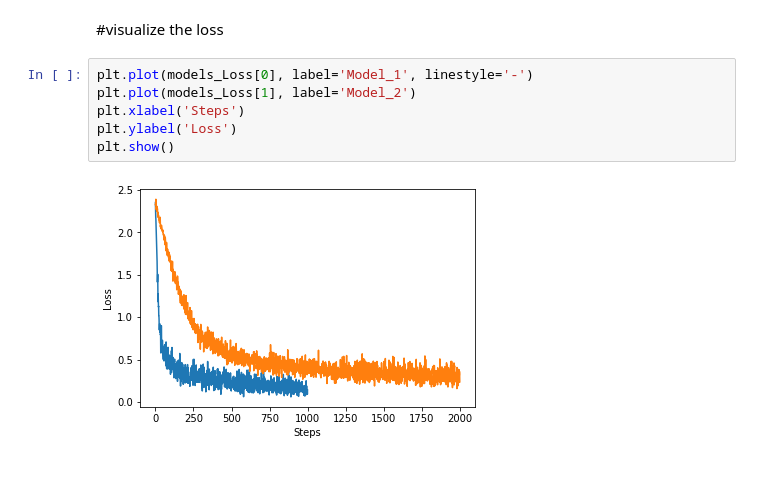
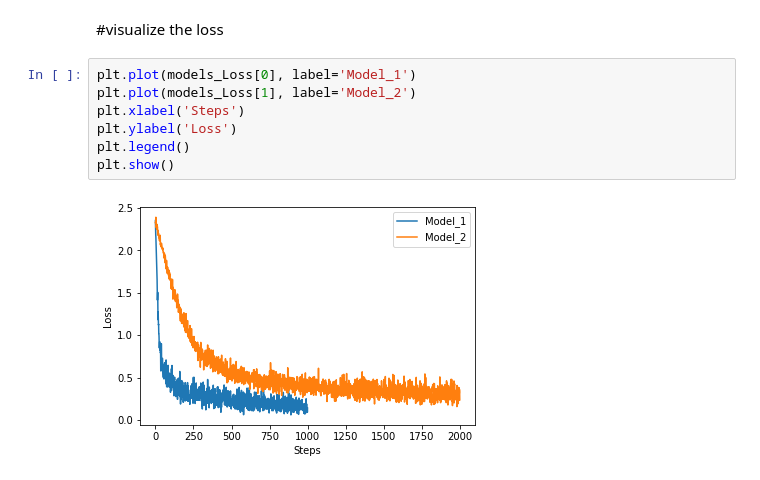
Before and after one commit to mannam95/Deep_Learning_Programming, a Jupyter notebook: Assignment1/Assignment_1_MLP.ipynb, the cells around one changed output. Saved outputs shown, nothing was run; the diff lists cells and outputs as text.

```diff
--- a/Assignment1/Assignment_1_MLP.ipynb
+++ b/Assignment1/Assignment_1_MLP.ipynb
@@ -202,10 +202,11 @@ Model2 End
 # %% [markdown]
 #visualize the loss
 # %%
-plt.plot(models_Loss[0], label='Model_1', linestyle='-')
+plt.plot(models_Loss[0], label='Model_1')
 plt.plot(models_Loss[1], label='Model_2')
 plt.xlabel('Steps')
 plt.ylabel('Loss')
+plt.legend()
 plt.show()
 # %% [output]
-[figure, old version]
+[figure, new version]
```
